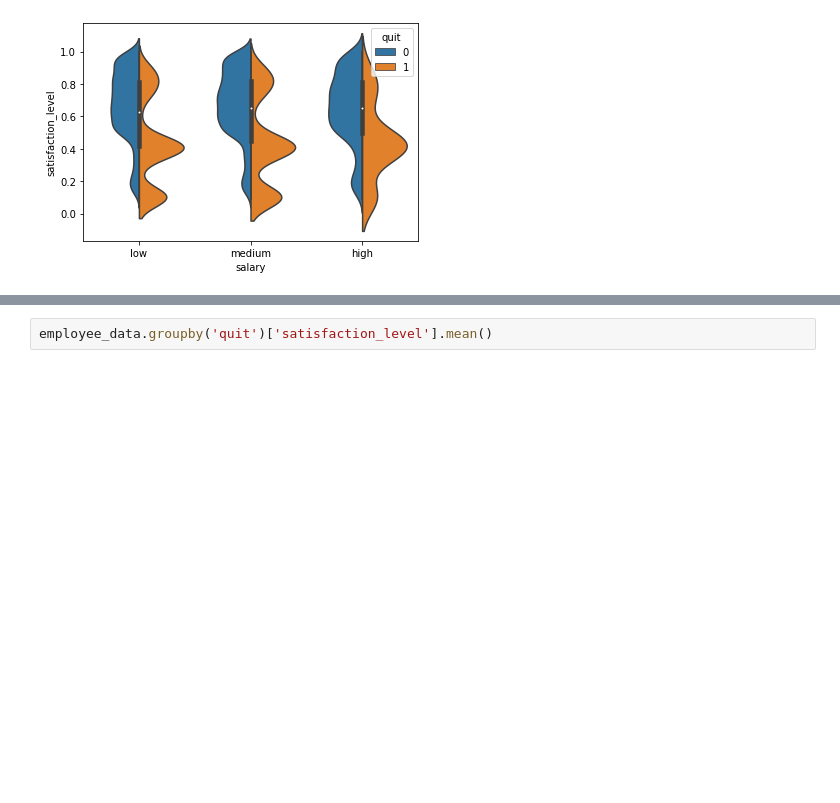
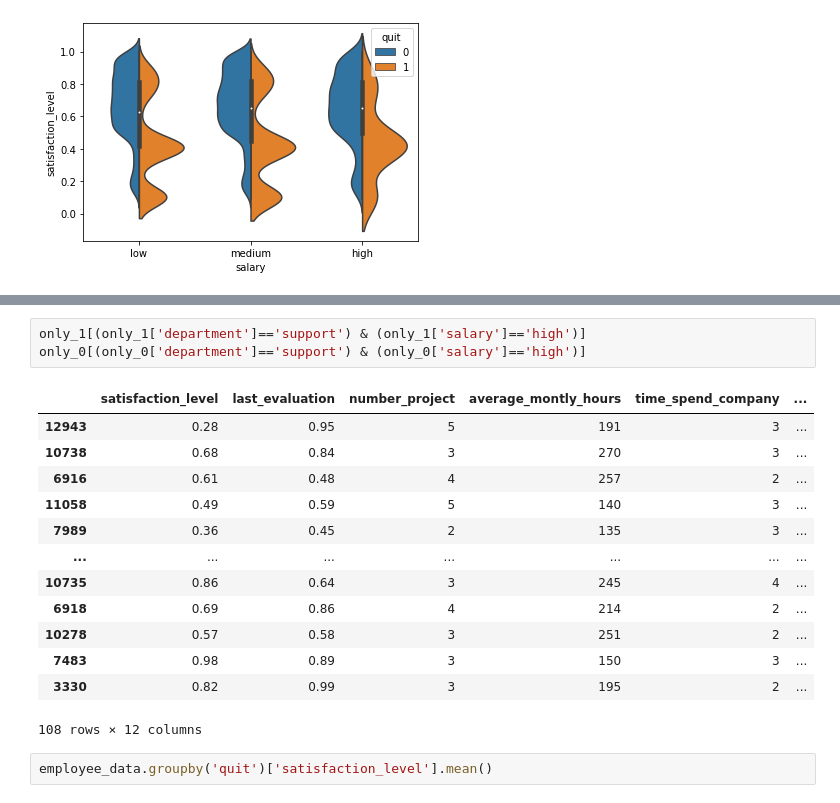
Before and after one commit to felipesveiga/Employee-Turnover, a Jupyter notebook: turnover.ipynb, the cells around one changed output, grey strips where cells are left out. Drawn from its saved outputs; the diff is of its cells as text; blank space fills up the shorter version.

```diff
--- a/turnover.ipynb
+++ b/turnover.ipynb
@@ -163,3 +206,20 @@ sns.heatmap(satisfact1, cmap='Blues', annot=True)
+# %%
+only_1[(only_1['department']=='support') & (only_1['salary']=='high')]
+only_0[(only_0['department']=='support') & (only_0['salary']=='high')]
+# %% [output]
+|  | satisfaction_level | last_evaluation | number_project | average_montly_hours | time_spend_company | ... |
+| 12943 | 0.28 | 0.95 | 5 | 191 | 3 | ... |
+| 10738 | 0.68 | 0.84 | 3 | 270 | 3 | ... |
+| 6916 | 0.61 | 0.48 | 4 | 257 | 2 | ... |
+| 11058 | 0.49 | 0.59 | 5 | 140 | 3 | ... |
+| 7989 | 0.36 | 0.45 | 2 | 135 | 3 | ... |
+| ... | ... | ... | ... | ... | ... | ... |
+| 10735 | 0.86 | 0.64 | 3 | 245 | 4 | ... |
+| 6918 | 0.69 | 0.86 | 4 | 214 | 2 | ... |
+| 10278 | 0.57 | 0.58 | 3 | 251 | 2 | ... |
+| 7483 | 0.98 | 0.89 | 3 | 150 | 3 | ... |
+| 3330 | 0.82 | 0.99 | 3 | 195 | 2 | ... |
+108 rows × 12 columns
 # %%
 employee_data.groupby('quit')['satisfaction_level'].mean()
 # %% [output]
```
Also changed, not shown: parts of 12 cells of this notebook.
